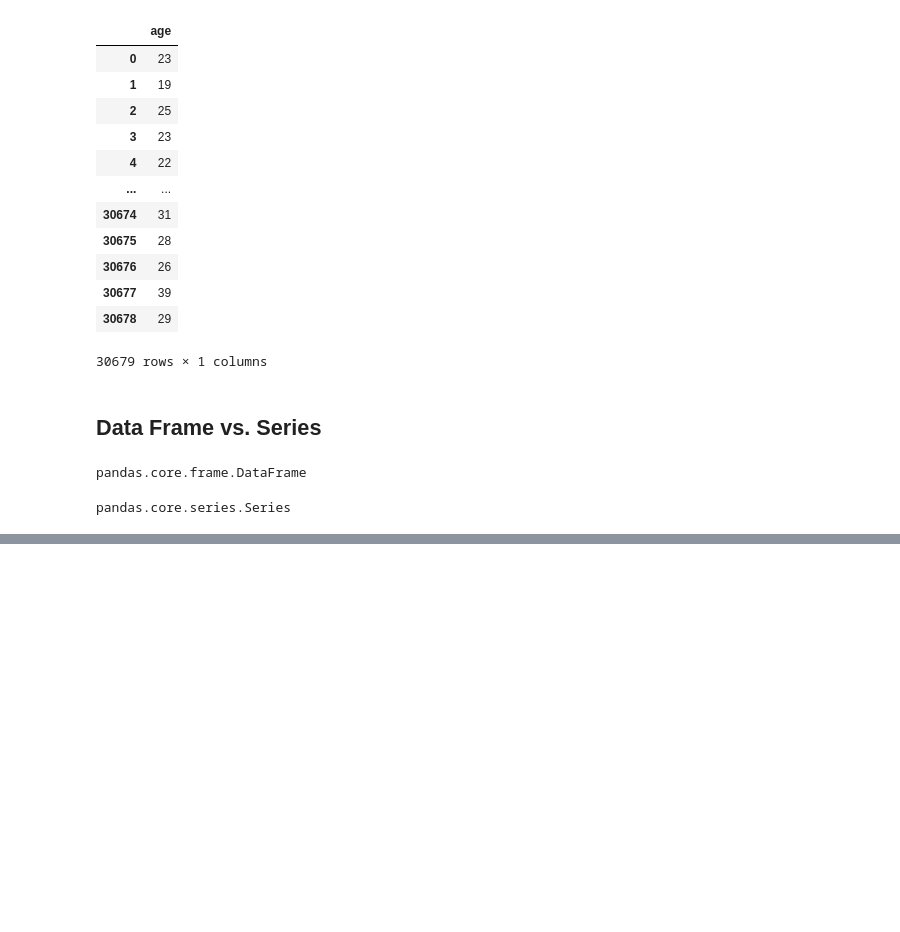
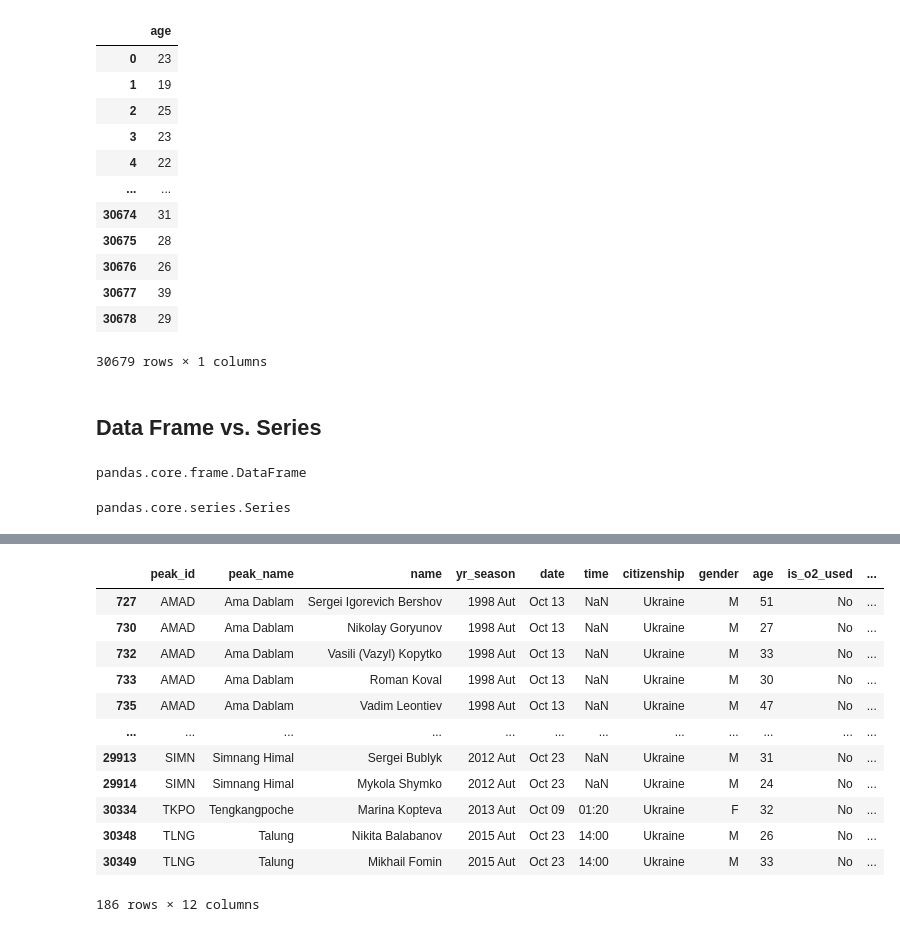
Before and after one commit to DmytroRi/himalayan_expeditions, a Jupyter notebook: study/study.ipynb, the cells around one changed output, grey strips where cells are left out. Cells and saved outputs as stored; diff of their text form; code cells hidden in the pictures; blank space fills up the shorter version.

```diff
--- a/study/study.ipynb
+++ b/study/study.ipynb
@@ -174,0 +208,16 @@ pandas.core.series.Series
+# %%
+df.loc[df["citizenship"] == "Ukraine"] # boolean expressions
+# %% [output]
+|  | peak_id | peak_name | name | yr_season | date | time | citizenship | gender | age | is_o2_used | ... |
+| 727 | AMAD | Ama Dablam | Sergei Igorevich Bershov | 1998 Aut | Oct 13 | NaN | Ukraine | M | 51 | No | ... |
+| 730 | AMAD | Ama Dablam | Nikolay Goryunov | 1998 Aut | Oct 13 | NaN | Ukraine | M | 27 | No | ... |
+| 732 | AMAD | Ama Dablam | Vasili (Vazyl) Kopytko | 1998 Aut | Oct 13 | NaN | Ukraine | M | 33 | No | ... |
+| 733 | AMAD | Ama Dablam | Roman Koval | 1998 Aut | Oct 13 | NaN | Ukraine | M | 30 | No | ... |
+| 735 | AMAD | Ama Dablam | Vadim Leontiev | 1998 Aut | Oct 13 | NaN | Ukraine | M | 47 | No | ... |
+| ... | ... | ... | ... | ... | ... | ... | ... | ... | ... | ... | ... |
+| 29913 | SIMN | Simnang Himal | Sergei Bublyk | 2012 Aut | Oct 23 | NaN | Ukraine | M | 31 | No | ... |
+| 29914 | SIMN | Simnang Himal | Mykola Shymko | 2012 Aut | Oct 23 | NaN | Ukraine | M | 24 | No | ... |
+| 30334 | TKPO | Tengkangpoche | Marina Kopteva | 2013 Aut | Oct 09 | 01:20 | Ukraine | F | 32 | No | ... |
+| 30348 | TLNG | Talung | Nikita Balabanov | 2015 Aut | Oct 23 | 14:00 | Ukraine | M | 26 | No | ... |
+| 30349 | TLNG | Talung | Mikhail Fomin | 2015 Aut | Oct 23 | 14:00 | Ukraine | M | 33 | No | ... |
+186 rows × 12 columns
```
Also changed, not shown: parts of 5 cells of this notebook.
